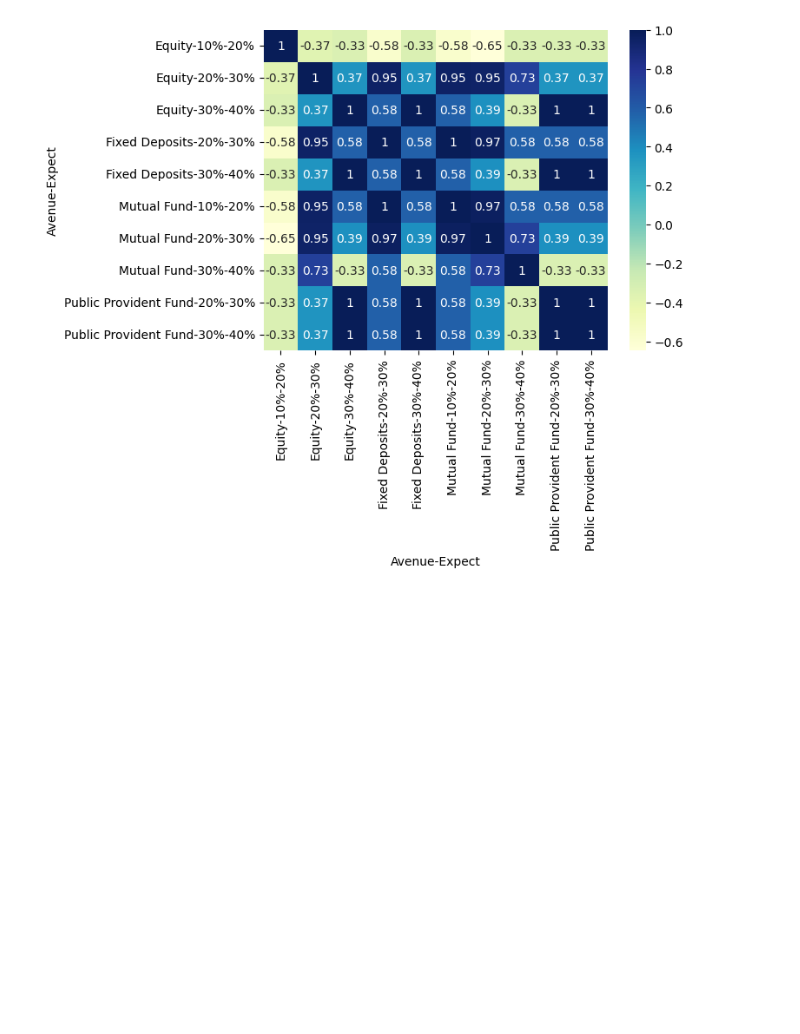
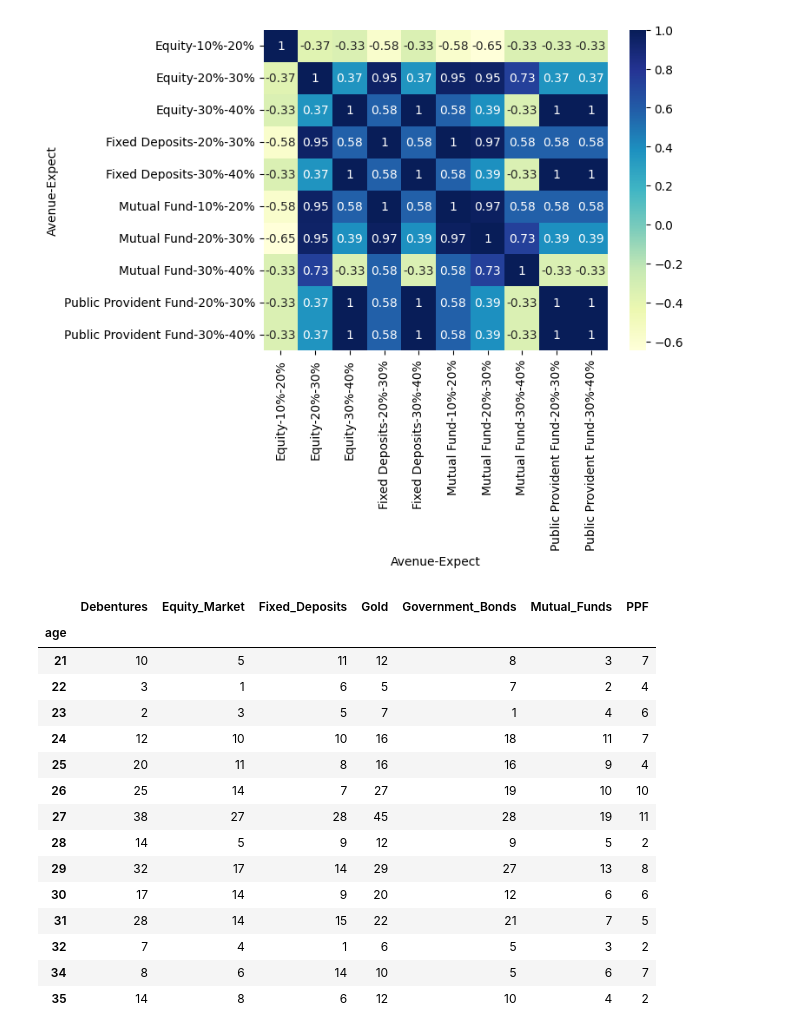
Before and after one commit to Siddharth-Latthe-07/ReBIT-Assg, a Jupyter notebook: ReBIT_EDA_Practice.ipynb, the cells around one changed output. Cells and saved outputs as stored; diff of their text form; code cells hidden in the pictures; blank space fills up the shorter version.

```diff
--- a/ReBIT_EDA_Practice.ipynb
+++ b/ReBIT_EDA_Practice.ipynb
@@ -215,3 +224,25 @@ Public Provident Fund 20%-30% -0.333333  0.365148  1.000000       0.577350
 Public Provident Fund 20%-30%              1.000000  1.000000
                       30%-40%              1.000000  1.000000
 [figure]
+# %%
+#makes a another pivot table which tells how many customers based on age prefer the various investment schemes
+age_services = pd.pivot_table(data = df,index = ['age'],values = ['Investment_Avenues', 'Mutual_Funds', 'Equity_Market',
+       'Debentures', 'Government_Bonds', 'Fixed_Deposits', 'PPF', 'Gold'],aggfunc=np.sum)
+age_services
+# %% [output]
+|  | Debentures | Equity_Market | Fixed_Deposits | Gold | Government_Bonds | Mutual_Funds | PPF |
+| age |  |  |  |  |  |  |  |
+| 21 | 10 | 5 | 11 | 12 | 8 | 3 | 7 |
+| 22 | 3 | 1 | 6 | 5 | 7 | 2 | 4 |
+| 23 | 2 | 3 | 5 | 7 | 1 | 4 | 6 |
+| 24 | 12 | 10 | 10 | 16 | 18 | 11 | 7 |
+| 25 | 20 | 11 | 8 | 16 | 16 | 9 | 4 |
+| 26 | 25 | 14 | 7 | 27 | 19 | 10 | 10 |
+| 27 | 38 | 27 | 28 | 45 | 28 | 19 | 11 |
+| 28 | 14 | 5 | 9 | 12 | 9 | 5 | 2 |
+| 29 | 32 | 17 | 14 | 29 | 27 | 13 | 8 |
+| 30 | 17 | 14 | 9 | 20 | 12 | 6 | 6 |
+| 31 | 28 | 14 | 15 | 22 | 21 | 7 | 5 |
+| 32 | 7 | 4 | 1 | 6 | 5 | 3 | 2 |
+| 34 | 8 | 6 | 14 | 10 | 5 | 6 | 7 |
+| 35 | 14 | 8 | 6 | 12 | 10 | 4 | 2 |
```
Also changed, not shown: parts of 12 cells of this notebook.
